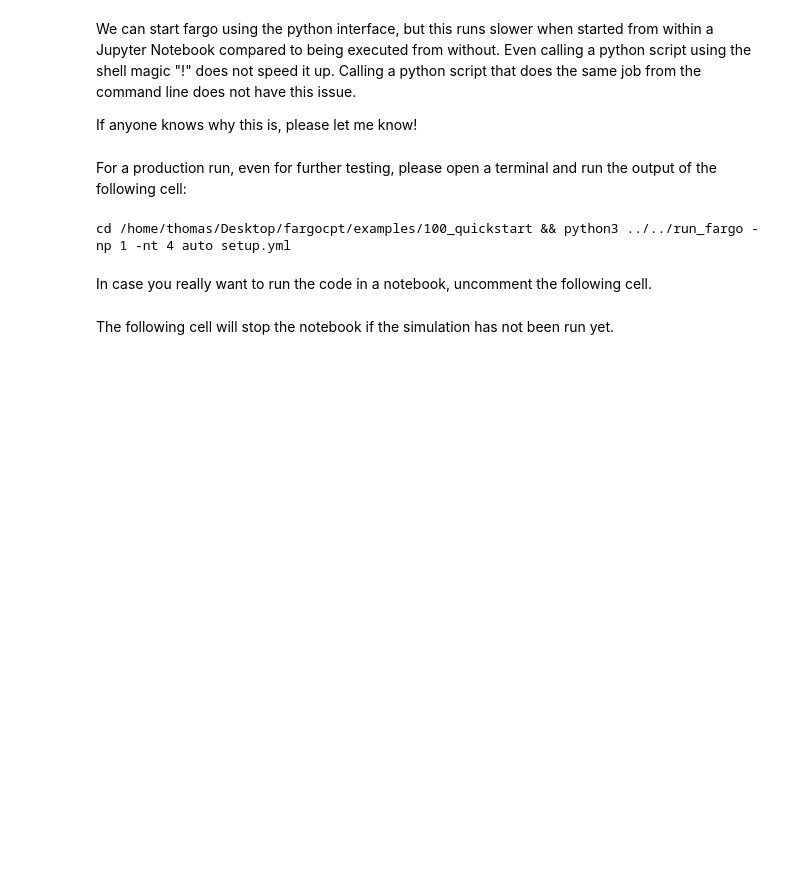
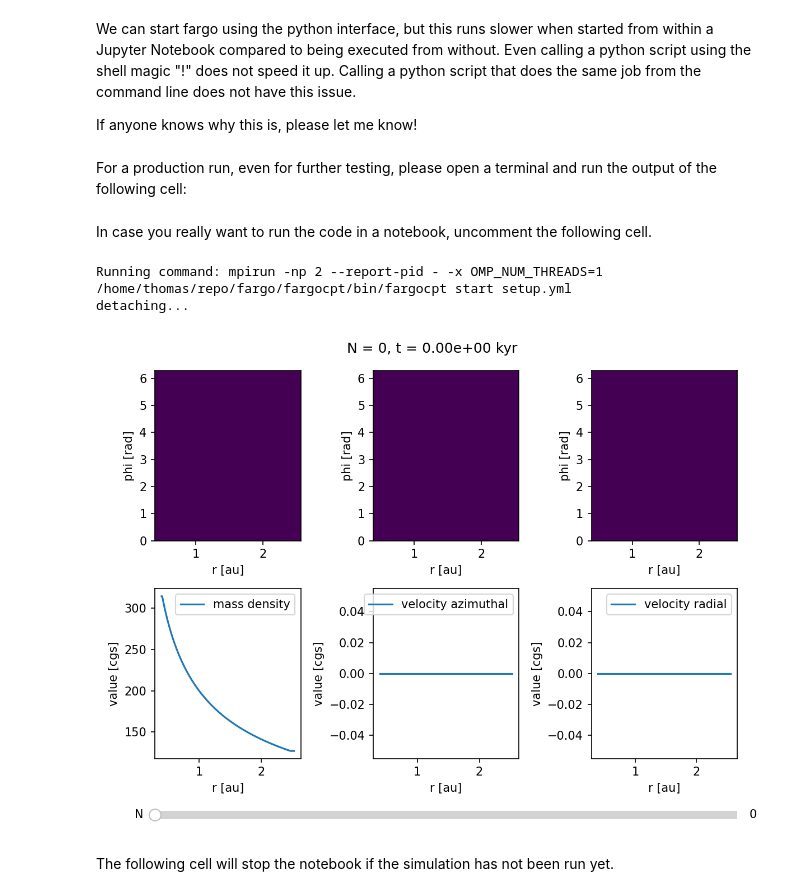
Before and after one commit to rometsch/fargocpt, a Jupyter notebook: examples/100_Quickstart.ipynb, the cells around one changed output. Drawn from its saved outputs; the diff is of its cells as text; code cells hidden in the pictures; blank space fills up the shorter version.

Commit message:
udpate quickstar notebook to use start from within python

```diff
--- a/examples/100_Quickstart.ipynb
+++ b/examples/100_Quickstart.ipynb
@@ -73,15 +73,16 @@ If anyone knows why this is, please let me know!
 # %% [markdown]
 For a production run, even for further testing, please open a terminal and run the output of the following cell:
 # %%
-cwd = os.getcwd()
-cmd = f"cd {cwd} && python3 ../../run_fargo -np 1 -nt 4 auto {configfile}"
-print(cmd)
+# cwd = os.getcwd()
+# cmd = f"cd {cwd} && python3 ../../run_fargo -np 1 -nt 4 auto {configfile}"
+# print(cmd)
-# %% [output]
-cd /home/thomas/Desktop/fargocpt/examples/100_quickstart && python3 ../../run_fargo -np 1 -nt 4 auto setup.yml
 # %% [markdown]
 In case you really want to run the code in a notebook, uncomment the following cell.
 # %%
-# import sys
-# sys.path.append("../../bin")
-# from fargocpt import run_fargo
-# run_fargo(1, 4, ["start", configfile])
+import sys
+sys.path.append("../../bin")
+from fargocpt import run_fargo
+run_fargo(2, 1, ["start", configfile], detach=True)
+# %% [output]
+Running command: mpirun -np 2 --report-pid - -x OMP_NUM_THREADS=1 /home/thomas/repo/fargo/fargocpt/bin/fargocpt start setup.yml
+detaching...
@@ -88,3 +92,15 @@ In case you really want to run the code in a notebook, uncomment the following c
+# %%
+%matplotlib widget
+overview = Overview("output/out/",
+                    vars=["2:mass density:rel,rphi",
+                          "2:velocity azimuthal:rel,rphi",
+                          "2:velocity radial:diff,rphi",
+                          "1:mass density:minmax",
+                          "1:velocity azimuthal:rel,minmax",
+                          "1:velocity radial:diff,minmax"])
+overview.create()
+# %% [output]
+[figure, added]
 # %% [markdown]
 The following cell will stop the notebook if the simulation has not been run yet.
 # %%
```
Also changed, not shown: parts of 11 cells of this notebook.
